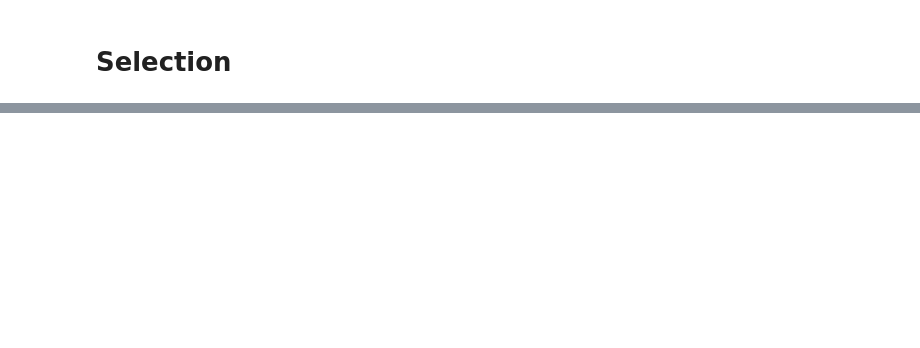
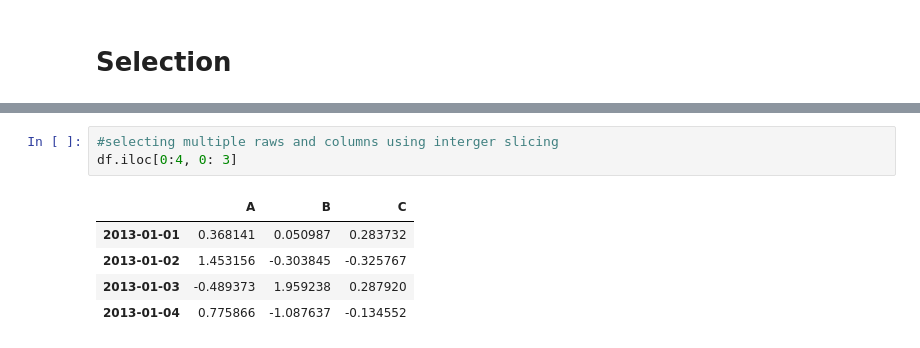
Before and after one commit to Abdullahaml1/learn-pandas, a Jupyter notebook: 01_ten_minutes_pandas.ipynb, the cells around one changed output, grey strips where cells are left out. Drawn from its saved outputs; the diff is of its cells as text; blank space fills up the shorter version.

```diff
--- a/01_ten_minutes_pandas.ipynb
+++ b/01_ten_minutes_pandas.ipynb
@@ -232,0 +276,9 @@ df.loc['20130101': '20130103',['A', 'B']] # input is (index, columns list)
+# %%
+#selecting multiple raws and columns using interger slicing
+df.iloc[0:4, 0: 3]
+# %% [output]
+|  | A | B | C |
+| 2013-01-01 | 0.368141 | 0.050987 | 0.283732 |
+| 2013-01-02 | 1.453156 | -0.303845 | -0.325767 |
+| 2013-01-03 | -0.489373 | 1.959238 | 0.287920 |
+| 2013-01-04 | 0.775866 | -1.087637 | -0.134552 |
```
Also changed, not shown: parts of 25 cells of this notebook.
